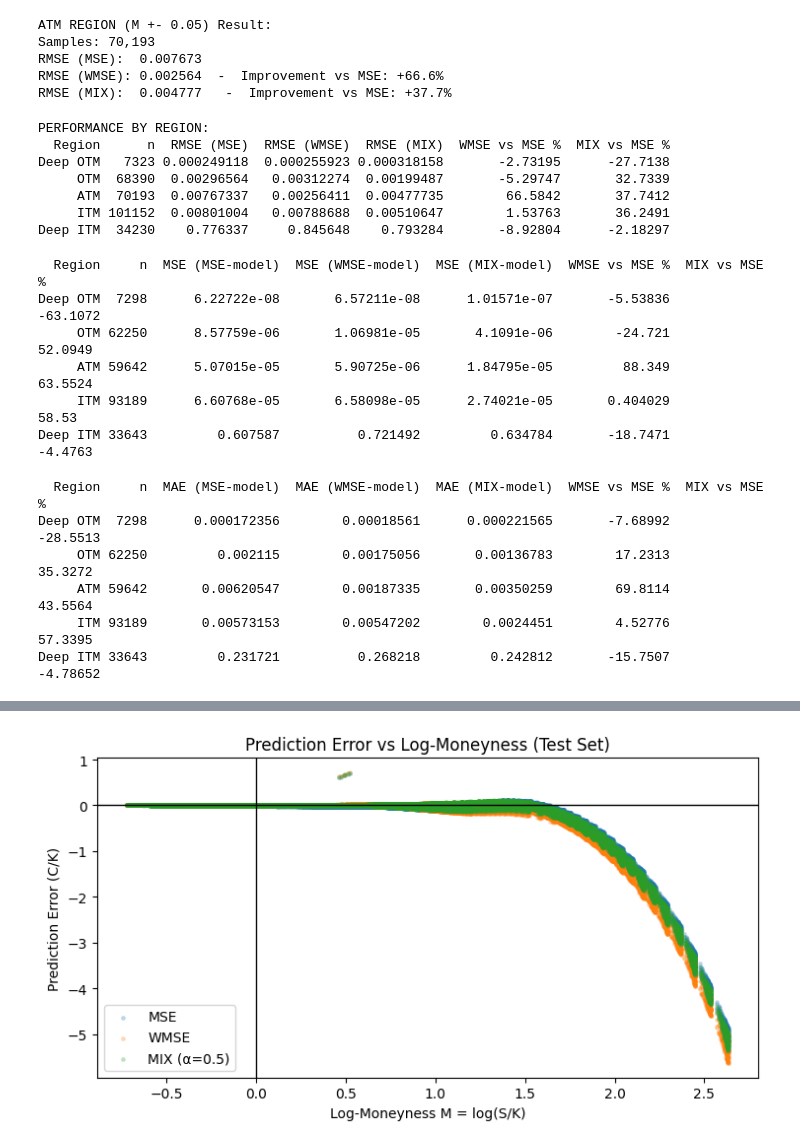
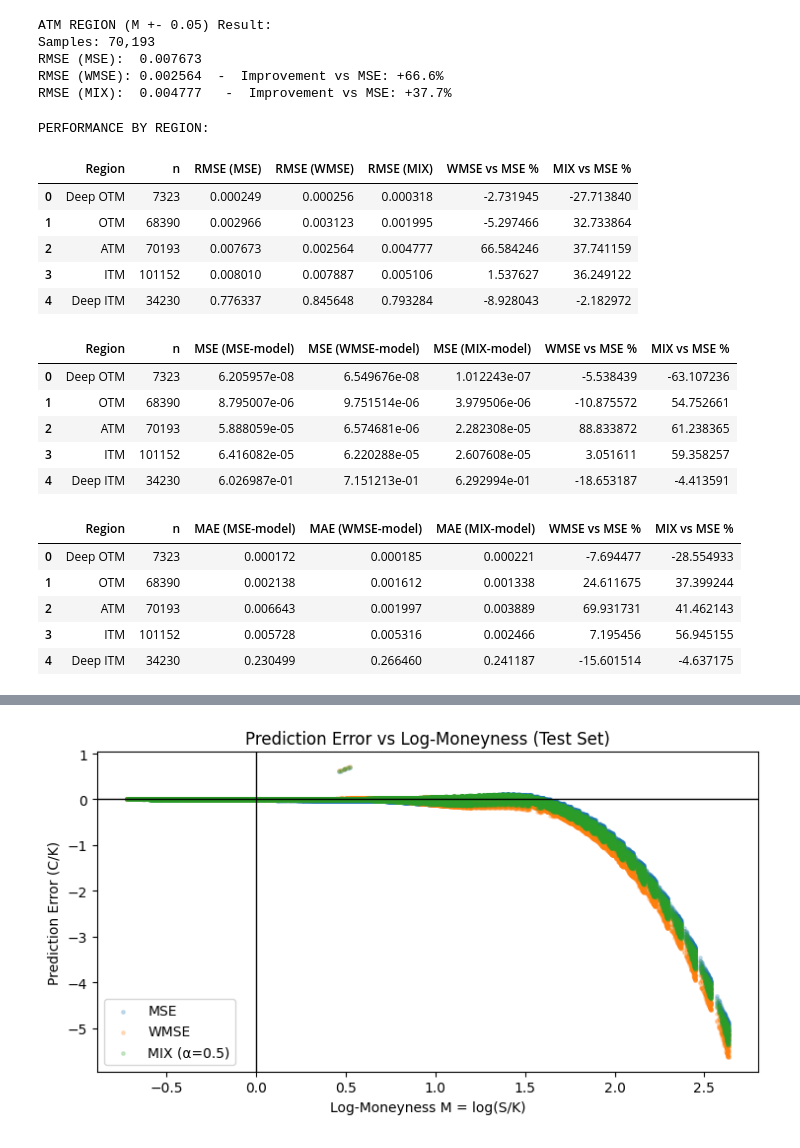
Before and after one commit to karandeeps18/Option-Pricing-using-Neural-Network, a Jupyter notebook: Notebooks/NN_option_pricing_using_SPY.ipynb, the cells around one changed output, grey strips where cells are left out. Cells and saved outputs as stored; diff of their text form; code cells hidden in the pictures.

```diff
--- a/Notebooks/NN_option_pricing_using_SPY.ipynb
+++ b/Notebooks/NN_option_pricing_using_SPY.ipynb
@@ -891,40 +1033,42 @@ RMSE (MIX):  0.004777   -  Improvement vs MSE: +37.7%
 # %%
 def compare_by_region(df):
     rows = []
     for region in ["Deep OTM", "OTM", "ATM", "ITM", "Deep ITM"]:
         mask = (df["moneyness_region"] == region)
+
+        # gaurd against non existing region
         n = int(mask.sum())
         if n == 0:
             continue
 
         rmse_mse  = float(np.sqrt(df.loc[mask, "sq_error_mse"].mean()))
         rmse_wmse = float(np.sqrt(df.loc[mask, "sq_error_wmse"].mean()))
         rmse_mix  = float(np.sqrt(df.loc[mask, "sq_error_mix"].mean()))
 
         rows.append({
             "Region": region,
             "n": n,
             "RMSE (MSE)":  rmse_mse,
             "RMSE (WMSE)": rmse_wmse,
             "RMSE (MIX)":  rmse_mix,
             "WMSE vs MSE %": 100.0 * (rmse_mse - rmse_wmse) / (rmse_mse + 1e-12),
             "MIX vs MSE %":  100.0 * (rmse_mse - rmse_mix)  / (rmse_mse + 1e-12),
         })
 
     return pd.DataFrame(rows)
 
 print("PERFORMANCE BY REGION:")
 reg_tab = compare_by_region(out)
-print(reg_tab.to_string(index=False, float_format=lambda x: f"{x:.6g}"))
-out.to_csv("predictions_with_analysis.csv", index=False)
+out.to_csv(OUTPUT / "predictions_with_analysis.csv", index=False)
+reg_tab
 # %% [output]
 PERFORMANCE BY REGION:
-  Region      n  RMSE (MSE)  RMSE (WMSE)  RMSE (MIX)  WMSE vs MSE %  MIX vs MSE %
-Deep OTM   7323 0.000249118  0.000255923 0.000318158       -2.73195      -27.7138
-     OTM  68390  0.00296564   0.00312274  0.00199487       -5.29747       32.7339
-     ATM  70193  0.00767337   0.00256411  0.00477735        66.5842       37.7412
-     ITM 101152  0.00801004   0.00788688  0.00510647        1.53763       36.2491
-Deep ITM  34230    0.776337     0.845648    0.793284       -8.92804      -2.18297
+|  | Region | n | RMSE (MSE) | RMSE (WMSE) | RMSE (MIX) | WMSE vs MSE % | MIX vs MSE % |
+| 0 | Deep OTM | 7323 | 0.000249 | 0.000256 | 0.000318 | -2.731945 | -27.713840 |
+| 1 | OTM | 68390 | 0.002966 | 0.003123 | 0.001995 | -5.297466 | 32.733864 |
+| 2 | ATM | 70193 | 0.007673 | 0.002564 | 0.004777 | 66.584246 | 37.741159 |
+| 3 | ITM | 101152 | 0.008010 | 0.007887 | 0.005106 | 1.537627 | 36.249122 |
+| 4 | Deep ITM | 34230 | 0.776337 | 0.845648 | 0.793284 | -8.928043 | -2.182972 |
 # %%
 def compare_mse_by_region(df):
     rows = []
@@ -953,14 +1097,14 @@ def compare_mse_by_region(df):
     return pd.DataFrame(rows)
 
 mse_reg_tab = compare_mse_by_region(out)
-print(mse_reg_tab.to_string(index=False, float_format=lambda x: f"{x:.6g}"))
+mse_reg_tab
 # %% [output]
-  Region     n  MSE (MSE-model)  MSE (WMSE-model)  MSE (MIX-model)  WMSE vs MSE %  MIX vs MSE %
-Deep OTM  7298      6.22722e-08       6.57211e-08      1.01571e-07       -5.53836      -63.1072
-     OTM 62250      8.57759e-06       1.06981e-05       4.1091e-06        -24.721       52.0949
-     ATM 59642      5.07015e-05       5.90725e-06      1.84795e-05         88.349       63.5524
-     ITM 93189      6.60768e-05       6.58098e-05      2.74021e-05       0.404029         58.53
-Deep ITM 33643         0.607587          0.721492         0.634784       -18.7471       -4.4763
+|  | Region | n | MSE (MSE-model) | MSE (WMSE-model) | MSE (MIX-model) | WMSE vs MSE % | MIX vs MSE % |
+| 0 | Deep OTM | 7323 | 6.205957e-08 | 6.549676e-08 | 1.012243e-07 | -5.538439 | -63.107236 |
+| 1 | OTM | 68390 | 8.795007e-06 | 9.751514e-06 | 3.979506e-06 | -10.875572 | 54.752661 |
+| 2 | ATM | 70193 | 5.888059e-05 | 6.574681e-06 | 2.282308e-05 | 88.833872 | 61.238365 |
+| 3 | ITM | 101152 | 6.416082e-05 | 6.220288e-05 | 2.607608e-05 | 3.051611 | 59.358257 |
+| 4 | Deep ITM | 34230 | 6.026987e-01 | 7.151213e-01 | 6.292994e-01 | -18.653187 | -4.413591 |
 # %%
 def compare_mae_by_region(df):
     rows = []
@@ -989,14 +1133,14 @@ def compare_mae_by_region(df):
     return pd.DataFrame(rows)
 
 mae_reg_tab = compare_mae_by_region(out)
-print(mae_reg_tab.to_string(index=False, float_format=lambda x: f"{x:.6g}"))
+mae_reg_tab
 # %% [output]
-  Region     n  MAE (MSE-model)  MAE (WMSE-model)  MAE (MIX-model)  WMSE vs MSE %  MIX vs MSE %
-Deep OTM  7298      0.000172356        0.00018561      0.000221565       -7.68992      -28.5513
-     OTM 62250         0.002115        0.00175056       0.00136783        17.2313       35.3272
-     ATM 59642       0.00620547        0.00187335       0.00350259        69.8114       43.5564
-     ITM 93189       0.00573153        0.00547202        0.0024451        4.52776       57.3395
-Deep ITM 33643         0.231721          0.268218         0.242812       -15.7507      -4.78652
+|  | Region | n | MAE (MSE-model) | MAE (WMSE-model) | MAE (MIX-model) | WMSE vs MSE % | MIX vs MSE % |
+| 0 | Deep OTM | 7323 | 0.000172 | 0.000185 | 0.000221 | -7.694477 | -28.554933 |
+| 1 | OTM | 68390 | 0.002138 | 0.001612 | 0.001338 | 24.611675 | 37.399244 |
+| 2 | ATM | 70193 | 0.006643 | 0.001997 | 0.003889 | 69.931731 | 41.462143 |
+| 3 | ITM | 101152 | 0.005728 | 0.005316 | 0.002466 | 7.195456 | 56.945155 |
+| 4 | Deep ITM | 34230 | 0.230499 | 0.266460 | 0.241187 | -15.601514 | -4.637175 |
 # %%
 def overall_metrics(y, yhat):
     y = np.asarray(y); yhat = np.asarray(yhat)
```
Also changed, not shown: parts of 19 cells of this notebook, 14 other files.
